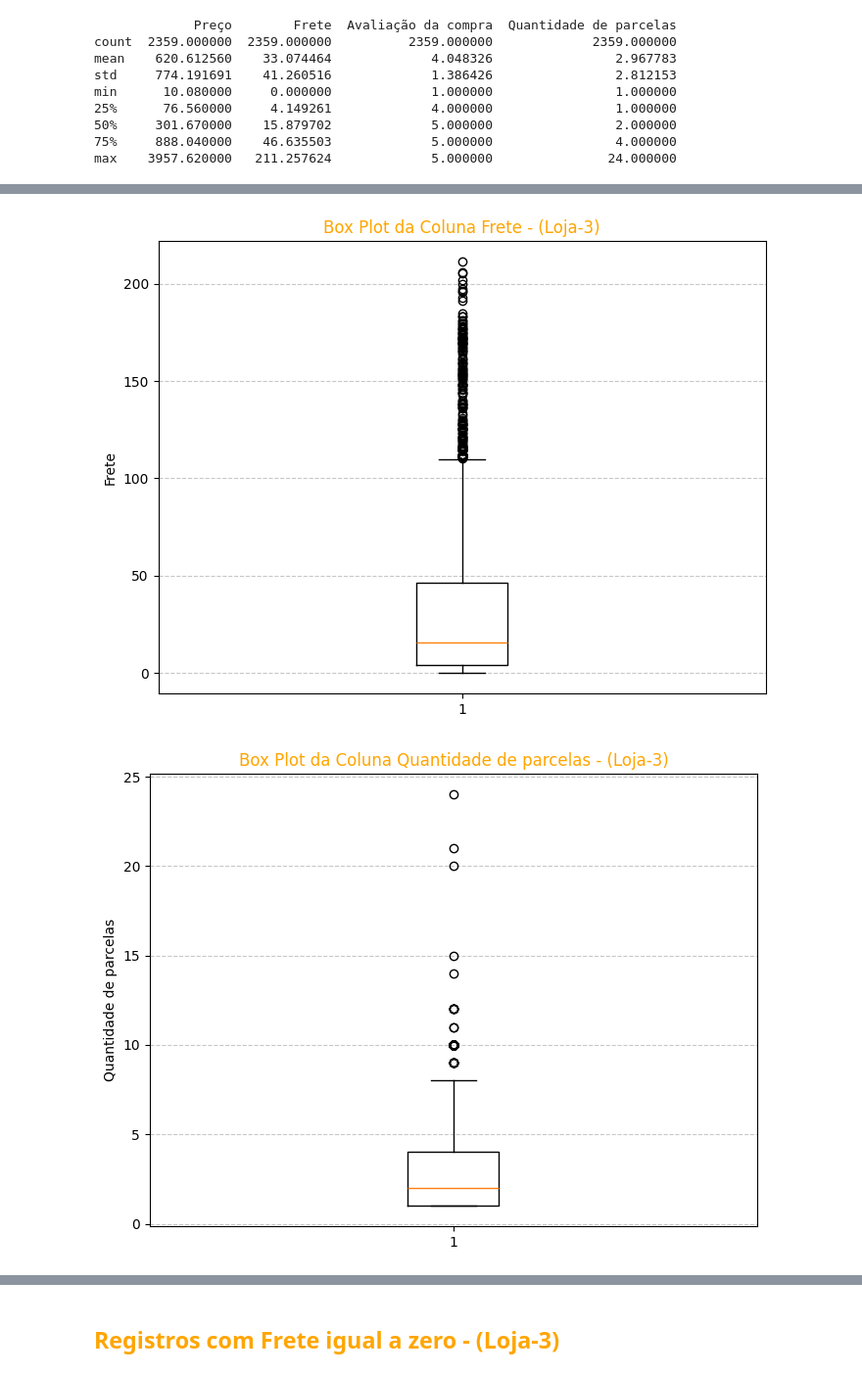
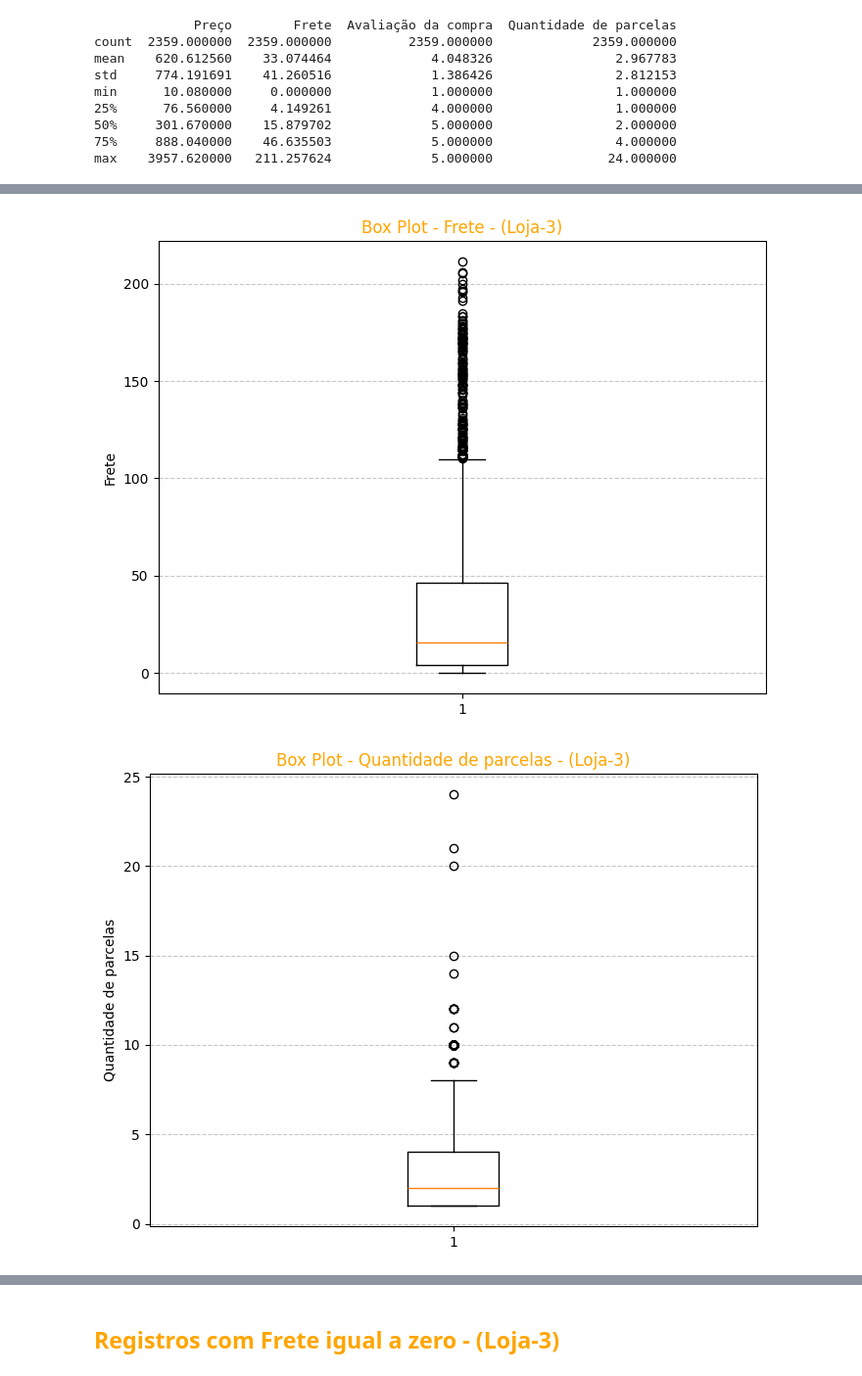
Before and after one commit to WBruni/Analise_Vendas_e_Desempenho_Loja, a Jupyter notebook: AluraStoreBrasil.ipynb, the cells around one changed output, grey strips where cells are left out. Shown at 98% size. Saved outputs shown, nothing was run; the diff lists cells and outputs as text; code cells hidden in the pictures.

```diff
--- a/AluraStoreBrasil.ipynb
+++ b/AluraStoreBrasil.ipynb
@@ -575,7 +619,7 @@ loja3.head()
 | 3 | Bola de vôlei | esporte e lazer | 78.40 | 4.463341 | 22/03/2022 | Pedro Gomes | BA | ... |
 | 4 | Guarda roupas | moveis | 694.76 | 34.578319 | 12/01/2022 | Bianca Santos | SP | ... |
 # %%
-loja3 = loja3.drop(['Vendedor', 'lat', 'lon'], axis=1) # Colunas Retiradas
+loja3 = loja3.drop(['Vendedor'], axis=1) # Coluna Vendedor Retirada
 loja3.head()
 # %% [output]
 |  | Produto | Categoria do Produto | Preço | Frete | Data da Compra | Local da compra | Avaliação da compra | ... |
@@ -726,20 +780,20 @@ import matplotlib.pyplot as plt
 
 plt.figure(figsize=(8, 6))
 plt.boxplot(loja3['Frete'])
-plt.title('Box Plot da Coluna Frete - (Loja-3)', color = 'orange')
+plt.title('Box Plot - Frete - (Loja-3)', color = 'orange')
 plt.ylabel('Frete')
 plt.grid(axis='y', linestyle='--', alpha=0.7)
 plt.show()
 # %% [output]
-[figure, old version]
+[figure, new version]
 # %%
 import matplotlib.pyplot as plt
 
 plt.figure(figsize=(8, 6))
 plt.boxplot(loja3['Quantidade de parcelas'])
-plt.title('Box Plot da Coluna Quantidade de parcelas - (Loja-3)', color = 'orange')
+plt.title('Box Plot - Quantidade de parcelas - (Loja-3)', color = 'orange')
 plt.ylabel('Quantidade de parcelas')
 plt.grid(axis='y', linestyle='--', alpha=0.7)
 plt.show()
 # %% [output]
-[figure, old version]
+[figure, new version]
```
Also changed, not shown: parts of 72 cells of this notebook.
